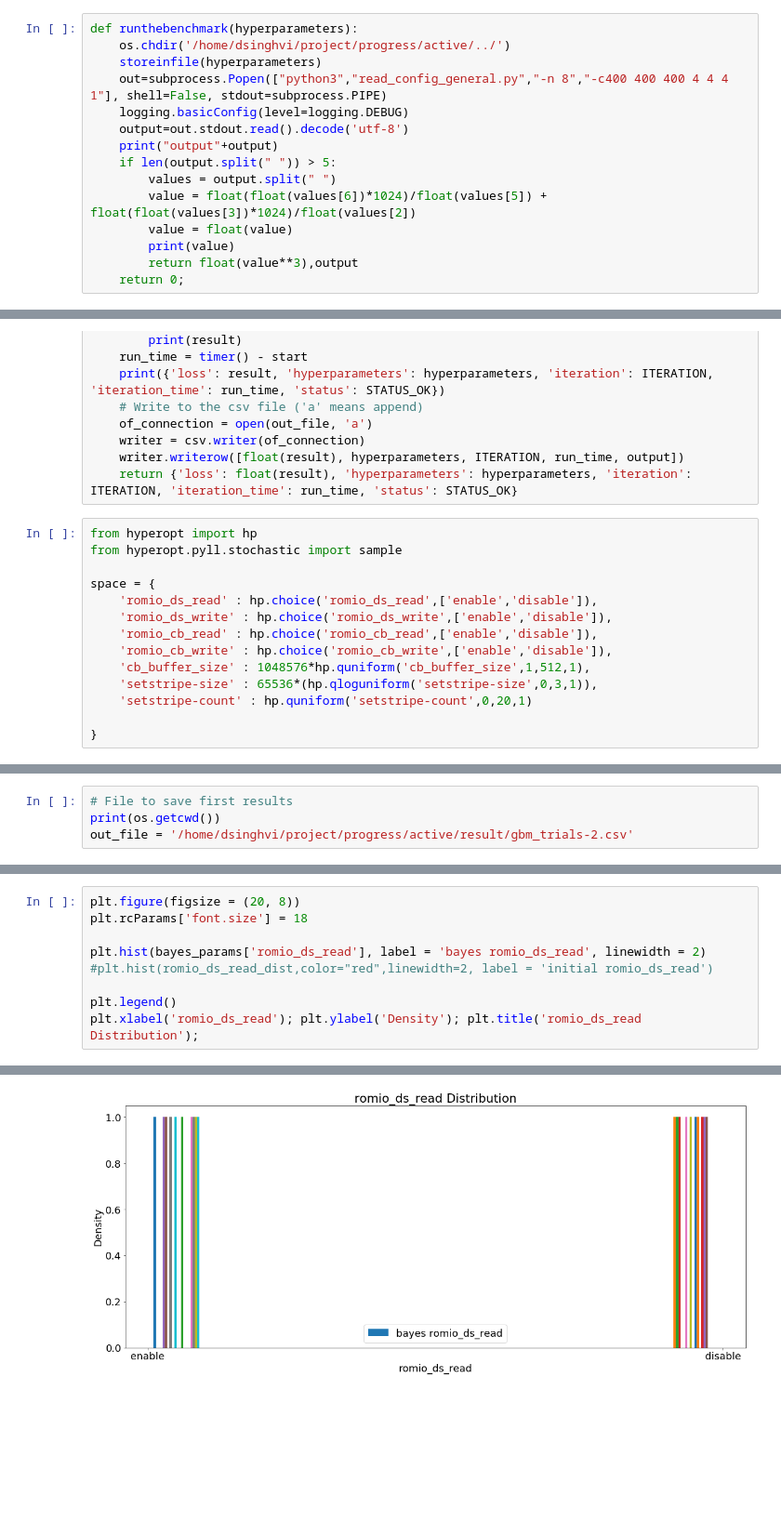
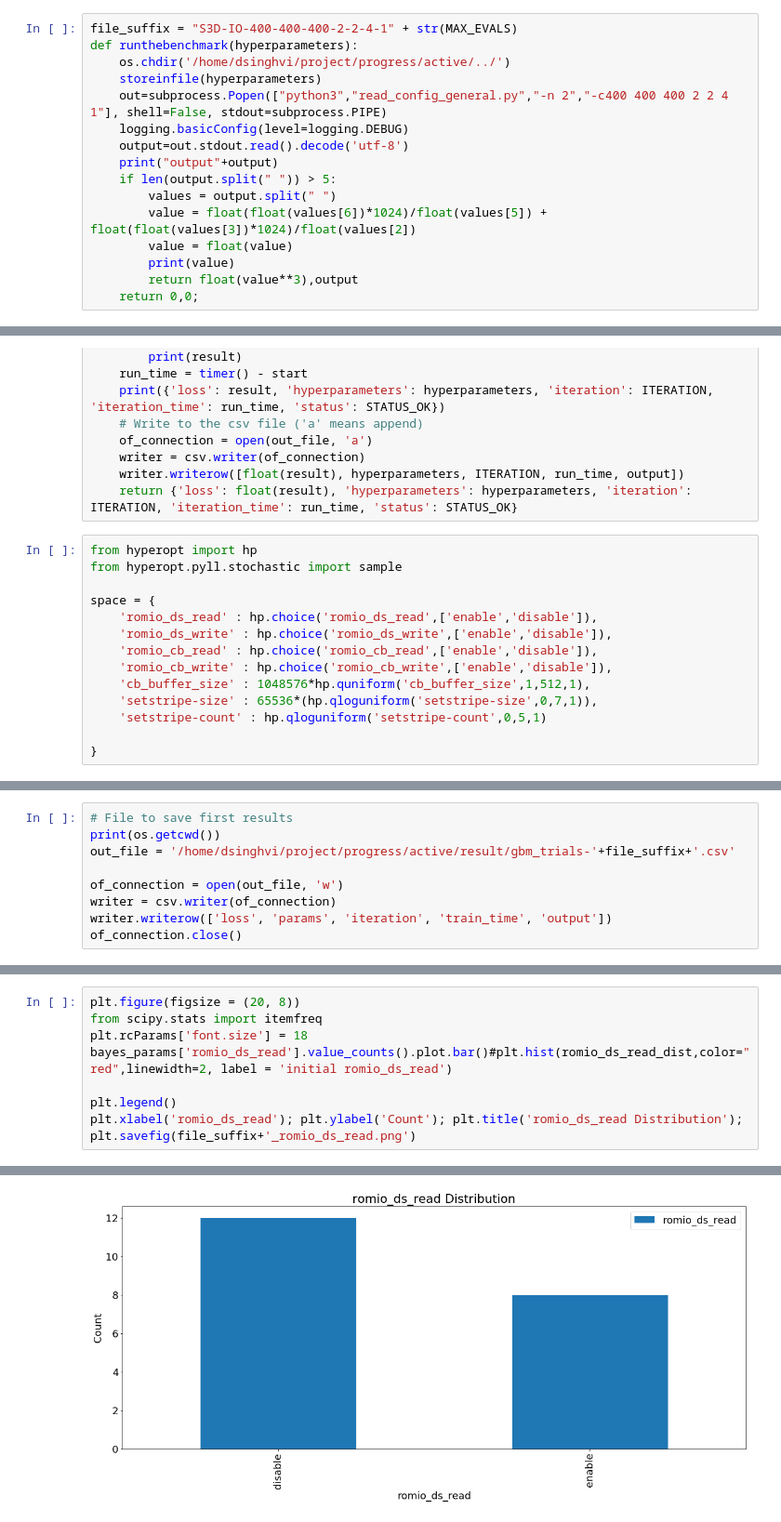
Before and after one commit to divyanshsinghvi/parallel-IO-autotuning, a Jupyter notebook: progress/active/Untitled.ipynb, the cells around one changed output, grey strips where cells are left out. Shown at 93% size. Drawn from its saved outputs; the diff is of its cells as text; blank space fills up the shorter version.

Commit message:
Running S3D-IO codes for various parameters

```diff
--- a/progress/active/Untitled.ipynb
+++ b/progress/active/Untitled.ipynb
@@ -27,8 +24,9 @@ import os
 # %%
+file_suffix = "S3D-IO-400-400-400-2-2-4-1" + str(MAX_EVALS)
 def runthebenchmark(hyperparameters):
     os.chdir('/home/dsinghvi/project/progress/active/../')
     storeinfile(hyperparameters)
-    out=subprocess.Popen(["python3","read_config_general.py","-n 8","-c400 400 400 4 4 4 1"], shell=False, stdout=subprocess.PIPE)
+    out=subprocess.Popen(["python3","read_config_general.py","-n 2","-c400 400 400 2 2 4 1"], shell=False, stdout=subprocess.PIPE)
     logging.basicConfig(level=logging.DEBUG)
     output=out.stdout.read().decode('utf-8')
     print("output"+output)
@@ -38,7 +36,7 @@ def runthebenchmark(hyperparameters):
         value = float(value)
         print(value)
         return float(value**3),output
-    return 0;
+    return 0,0;
 # %%
 def storeinfile(hyperparameters):
     data={"mpi": {"romio_ds_read": "enable", "romio_ds_write": "disable"}, "lfs": {"setstripe": {"size": "16777216", "count": 4}}}
@@ -80,8 +78,8 @@ space = {
     'romio_cb_read' : hp.choice('romio_cb_read',['enable','disable']),
     'romio_cb_write' : hp.choice('romio_cb_write',['enable','disable']),
     'cb_buffer_size' : 1048576*hp.quniform('cb_buffer_size',1,512,1),
-    'setstripe-size' : 65536*(hp.qloguniform('setstripe-size',0,3,1)),
-    'setstripe-count' : hp.quniform('setstripe-count',0,20,1)
+    'setstripe-size' : 65536*(hp.qloguniform('setstripe-size',0,7,1)),
+    'setstripe-count' : hp.qloguniform('setstripe-count',0,5,1)
 
 }
 # %%
@@ -120,0 +119,9 @@ for _ in range(20):
+# %%
+# File to save first results
+print(os.getcwd())
+out_file = '/home/dsinghvi/project/progress/active/result/gbm_trials-'+file_suffix+'.csv'
+
+of_connection = open(out_file, 'w')
+writer = csv.writer(of_connection)
+writer.writerow(['loss', 'params', 'iteration', 'train_time', 'output'])
+of_connection.close()
@@ -132,4 +203,0 @@ bayes_trials = Trials()
-# %%
-# File to save first results
-print(os.getcwd())
-out_file = '/home/dsinghvi/project/progress/active/result/gbm_trials-2.csv'
@@ -338,12 +335,12 @@ DEBUG:matplotlib.axes._base:update_title_pos
 # %%
 plt.figure(figsize = (20, 8))
+from scipy.stats import itemfreq
 plt.rcParams['font.size'] = 18
-
-plt.hist(bayes_params['romio_ds_read'], label = 'bayes romio_ds_read', linewidth = 2)
-#plt.hist(romio_ds_read_dist,color="red",linewidth=2, label = 'initial romio_ds_read')
+bayes_params['romio_ds_read'].value_counts().plot.bar()#plt.hist(romio_ds_read_dist,color="red",linewidth=2, label = 'initial romio_ds_read')
 
 plt.legend()
-plt.xlabel('romio_ds_read'); plt.ylabel('Density'); plt.title('romio_ds_read Distribution');
+plt.xlabel('romio_ds_read'); plt.ylabel('Count'); plt.title('romio_ds_read Distribution');
+plt.savefig(file_suffix+'_romio_ds_read.png')
 # %% [output]
 DEBUG:matplotlib.axes._base:update_title_pos
 DEBUG:matplotlib.axes._base:update_title_pos
@@ -353,4 +351,4 @@ DEBUG:matplotlib.axes._base:update_title_pos
-[figure, old version]
+[figure, new version]
 # %%
 plt.figure(figsize = (20, 8))
 plt.rcParams['font.size'] = 18
```
Also changed, not shown: parts of 22 cells of this notebook, 41 other files.
